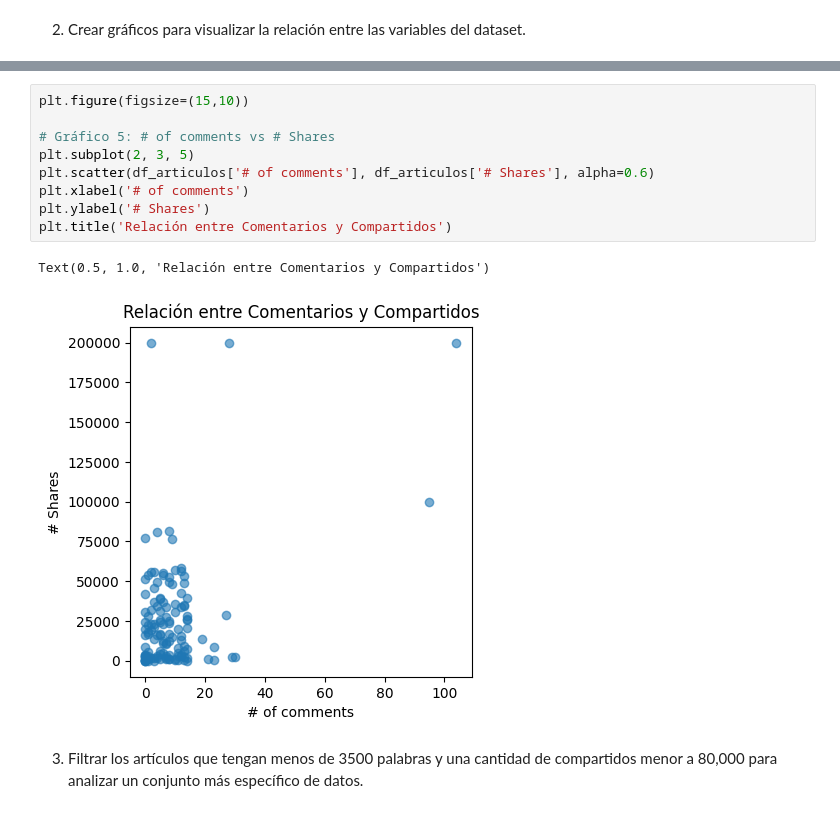
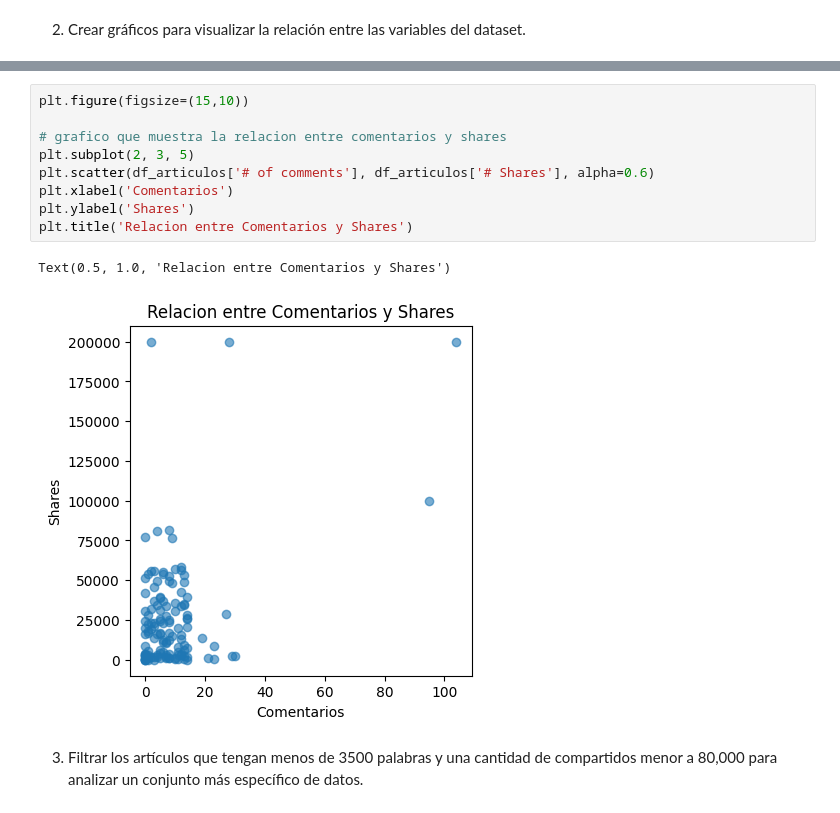
Before and after one commit to LeandroRodrigoMolina/IA_FCAD_2025_1er_Cuatri, a Jupyter notebook: U7/TP5_Aprendizaje.ipynb, the cells around one changed output, grey strips where cells are left out. Cells and saved outputs as stored; diff of their text form.

```diff
--- a/U7/TP5_Aprendizaje.ipynb
+++ b/U7/TP5_Aprendizaje.ipynb
@@ -664,15 +574,15 @@ Text(0.5, 1.0, 'Relación entre Imágenes/Videos y Compartidos')
 # %%
 plt.figure(figsize=(15,10))
 
-# Gráfico 5: # of comments vs # Shares
+# grafico que muestra la relacion entre comentarios y shares
 plt.subplot(2, 3, 5)
 plt.scatter(df_articulos['# of comments'], df_articulos['# Shares'], alpha=0.6)
-plt.xlabel('# of comments')
-plt.ylabel('# Shares')
-plt.title('Relación entre Comentarios y Compartidos')
+plt.xlabel('Comentarios')
+plt.ylabel('Shares')
+plt.title('Relacion entre Comentarios y Shares')
 # %% [output]
-Text(0.5, 1.0, 'Relación entre Comentarios y Compartidos')
+Text(0.5, 1.0, 'Relacion entre Comentarios y Shares')
-[figure, old version]
+[figure, new version]
 # %% [markdown]
 3. Filtrar los artículos que tengan menos de 3500 palabras y una cantidad de compartidos menor a 80,000 para analizar un conjunto más específico de datos.
 # %%
```
Also changed, not shown: parts of 66 cells of this notebook.
